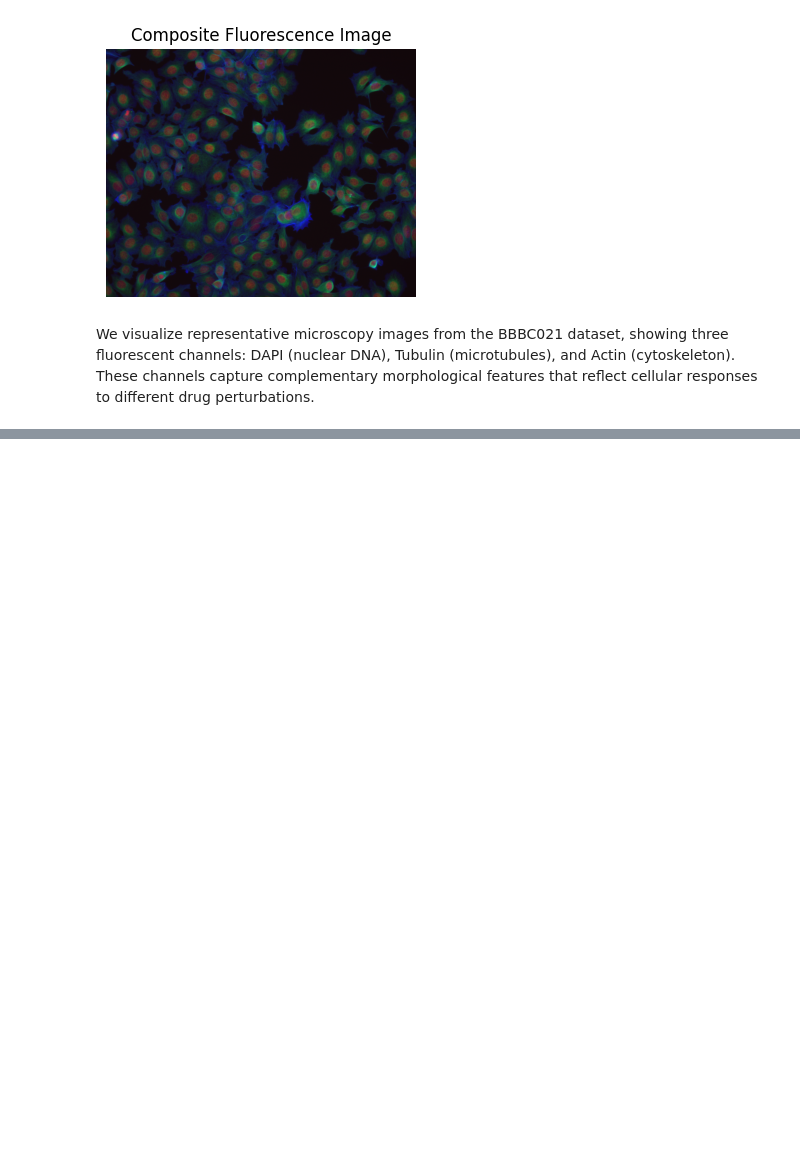
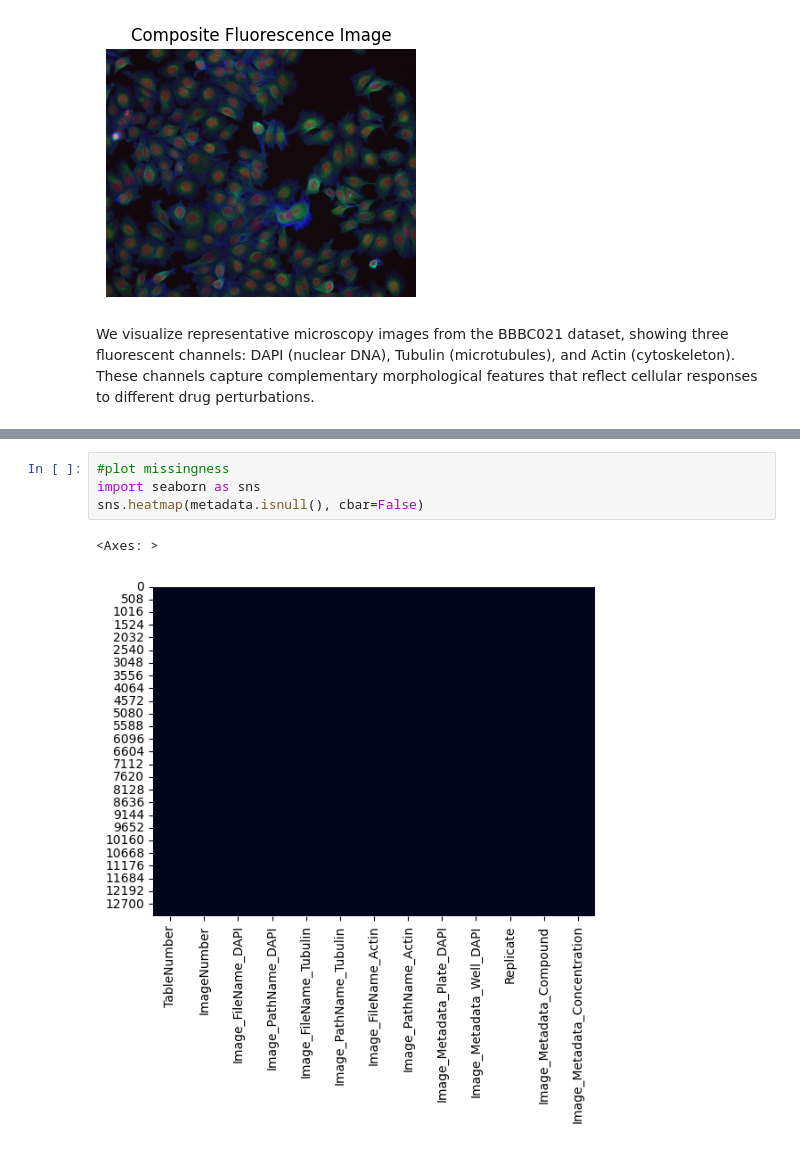
Before and after one commit to saamm/microscopy_self_supervised_learning, a Jupyter notebook: notebooks/1_data_exploration.ipynb, the cells around one changed output, grey strips where cells are left out. Drawn from its saved outputs; the diff is of its cells as text; blank space fills up the shorter version.

Commit message:
Sanity check on image data

```diff
--- a/notebooks/1_data_exploration.ipynb
+++ b/notebooks/1_data_exploration.ipynb
@@ -466,0 +433,7 @@ create PyTorch Dataset
+# %%
+#plot missingness
+import seaborn as sns
+sns.heatmap(metadata.isnull(), cbar=False)
+# %% [output]
+<Axes: >
+[figure, added]
```
Also changed, not shown: parts of 29 cells of this notebook.
